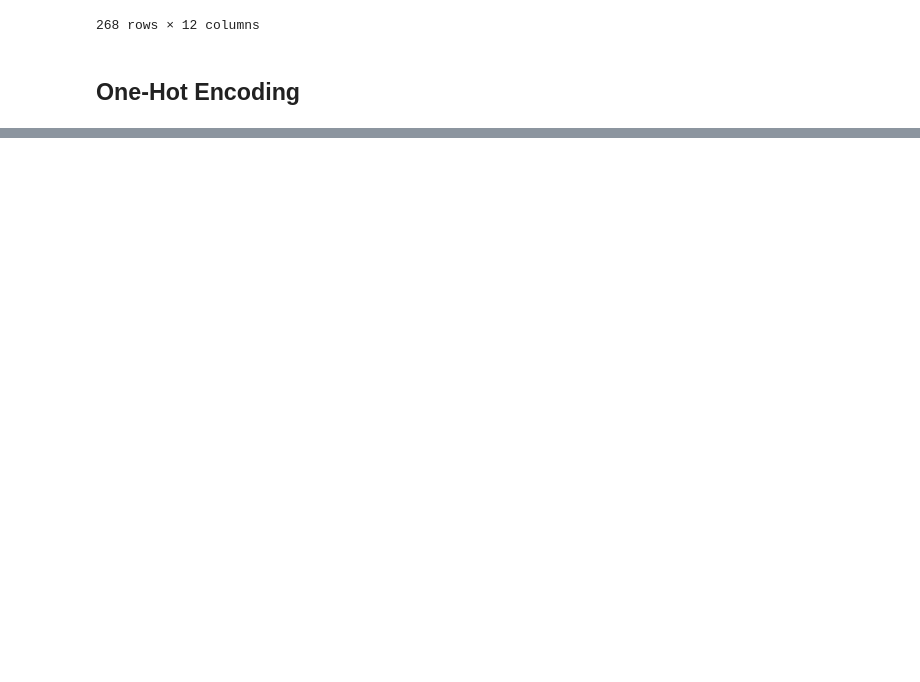
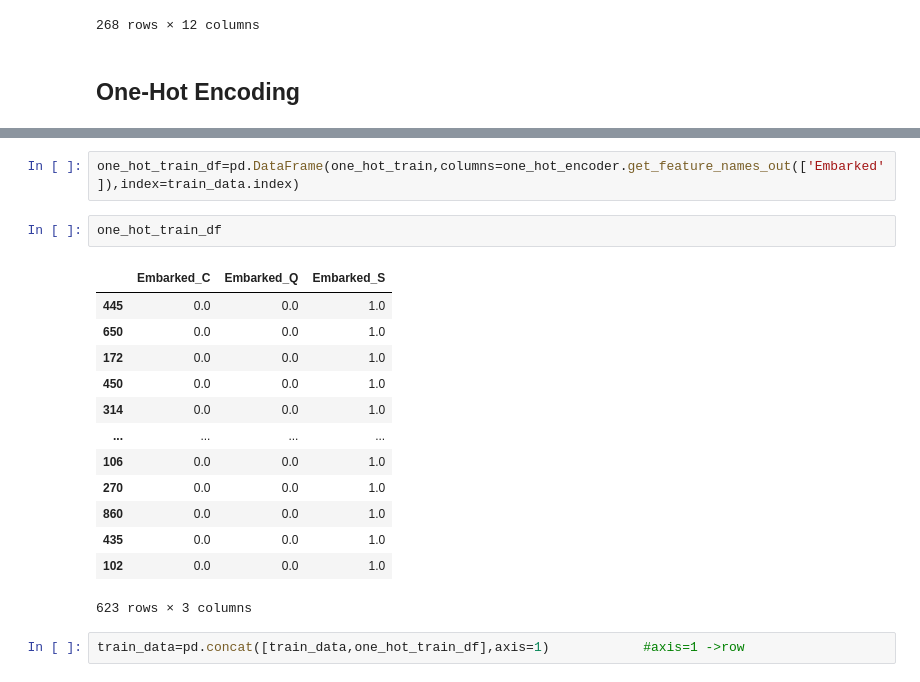
Before and after one commit to gehad-Ahmed30/Preprocessing-Data, a Jupyter notebook: Categorical Encoding/main.ipynb, the cells around one changed output, grey strips where cells are left out. Saved outputs shown, nothing was run; the diff lists cells and outputs as text; blank space fills up the shorter version.

```diff
--- a/Categorical Encoding/main.ipynb
+++ b/Categorical Encoding/main.ipynb
@@ -168,0 +209,20 @@ test_data
+# %%
+one_hot_train_df=pd.DataFrame(one_hot_train,columns=one_hot_encoder.get_feature_names_out(['Embarked']),index=train_data.index)
+# %%
+one_hot_train_df
+# %% [output]
+|  | Embarked_C | Embarked_Q | Embarked_S |
+| 445 | 0.0 | 0.0 | 1.0 |
+| 650 | 0.0 | 0.0 | 1.0 |
+| 172 | 0.0 | 0.0 | 1.0 |
+| 450 | 0.0 | 0.0 | 1.0 |
+| 314 | 0.0 | 0.0 | 1.0 |
+| ... | ... | ... | ... |
+| 106 | 0.0 | 0.0 | 1.0 |
+| 270 | 0.0 | 0.0 | 1.0 |
+| 860 | 0.0 | 0.0 | 1.0 |
+| 435 | 0.0 | 0.0 | 1.0 |
+| 102 | 0.0 | 0.0 | 1.0 |
+623 rows × 3 columns
+# %%
+train_data=pd.concat([train_data,one_hot_train_df],axis=1)            #axis=1 ->row
```
Also changed, not shown: parts of 11 cells of this notebook.
